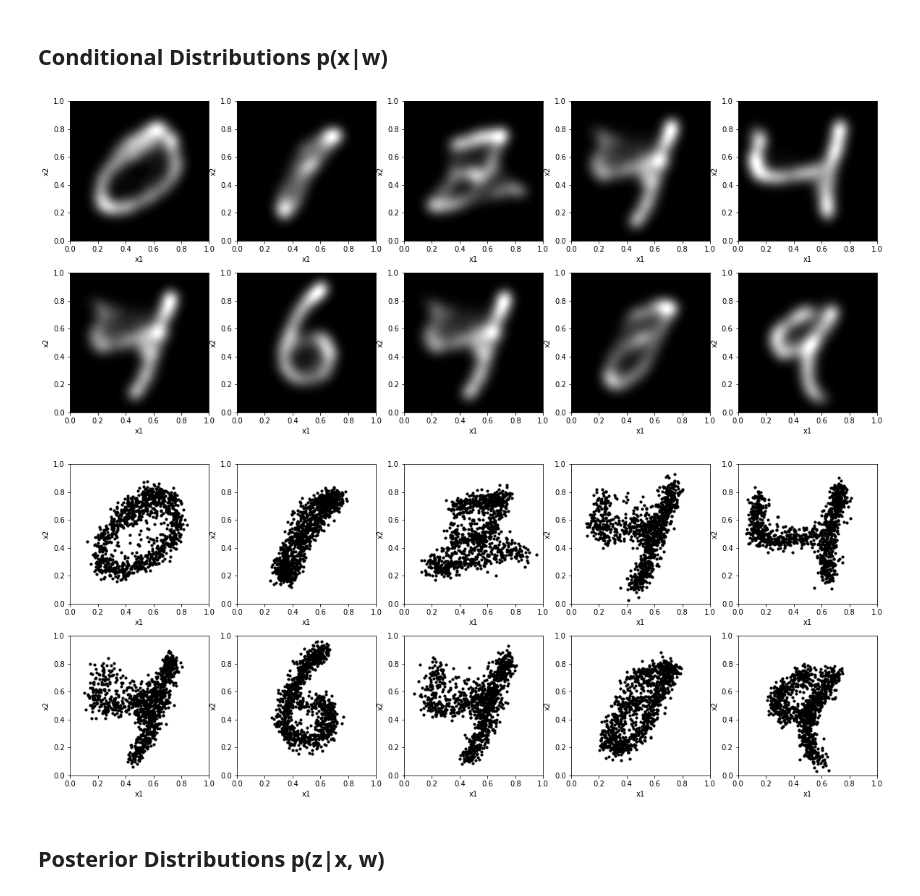
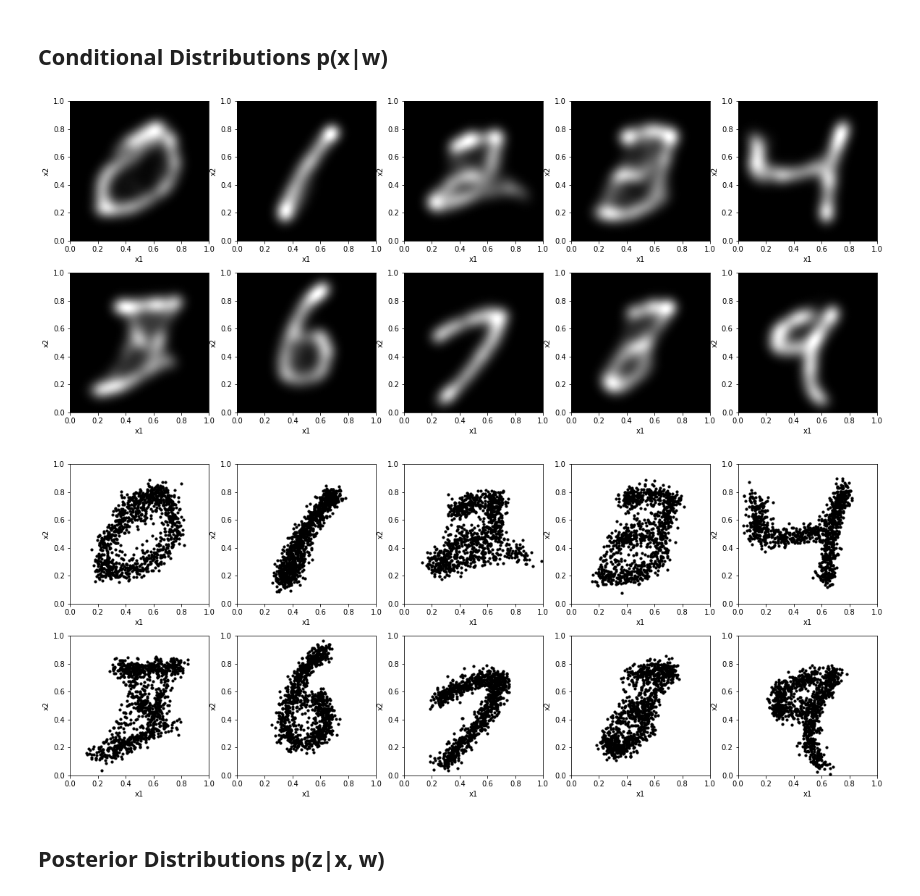
Before and after one commit to jgwiese/gdemo_bmsampling, a Jupyter notebook: learning.ipynb, the cells around one changed output. Drawn from its saved outputs; the diff is of its cells as text; code cells hidden in the pictures.

```diff
--- a/learning.ipynb
+++ b/learning.ipynb
@@ -58,11 +58,11 @@ visualization.show_densities(axis_scale=w_axis_scale, probabilities=w_posteriors
 # %% [markdown]
 ## Conditional Distributions p(x|w)
 # %%
-w_maxima = [w_grid.reshape((-1, 2))[posterior.argmax()] for posterior in w_posteriors]
+w_maxima = [w_grid.reshape((-1, 2))[posterior.flatten().argmax()] for posterior in w_posteriors]
 x_axis_scale, x_grid, conditional_distributions = lvm.calculate_conditional_distributions(model=model, w=w_maxima, resolution=128)
 visualization.show_densities(axis_scale=x_axis_scale, probabilities=conditional_distributions, variable_name="x")
 # %% [output]
-[figure, old version]
+[figure, new version]
 # %%
 # Sampling from those distributions
 D_gen_maxima = []
@@ -70,7 +70,7 @@ for wi in w_maxima:
     D_gen_maxima.append(model.shape_model.sample(1024, wi).detach())
 visualization.show_data(D_gen_maxima)
 # %% [output]
-[figure, old version]
+[figure, new version]
 # %% [markdown]
 ## Posterior Distributions p(z|x, w)
 # %%
```
Also changed, not shown: parts of 5 cells of this notebook.
